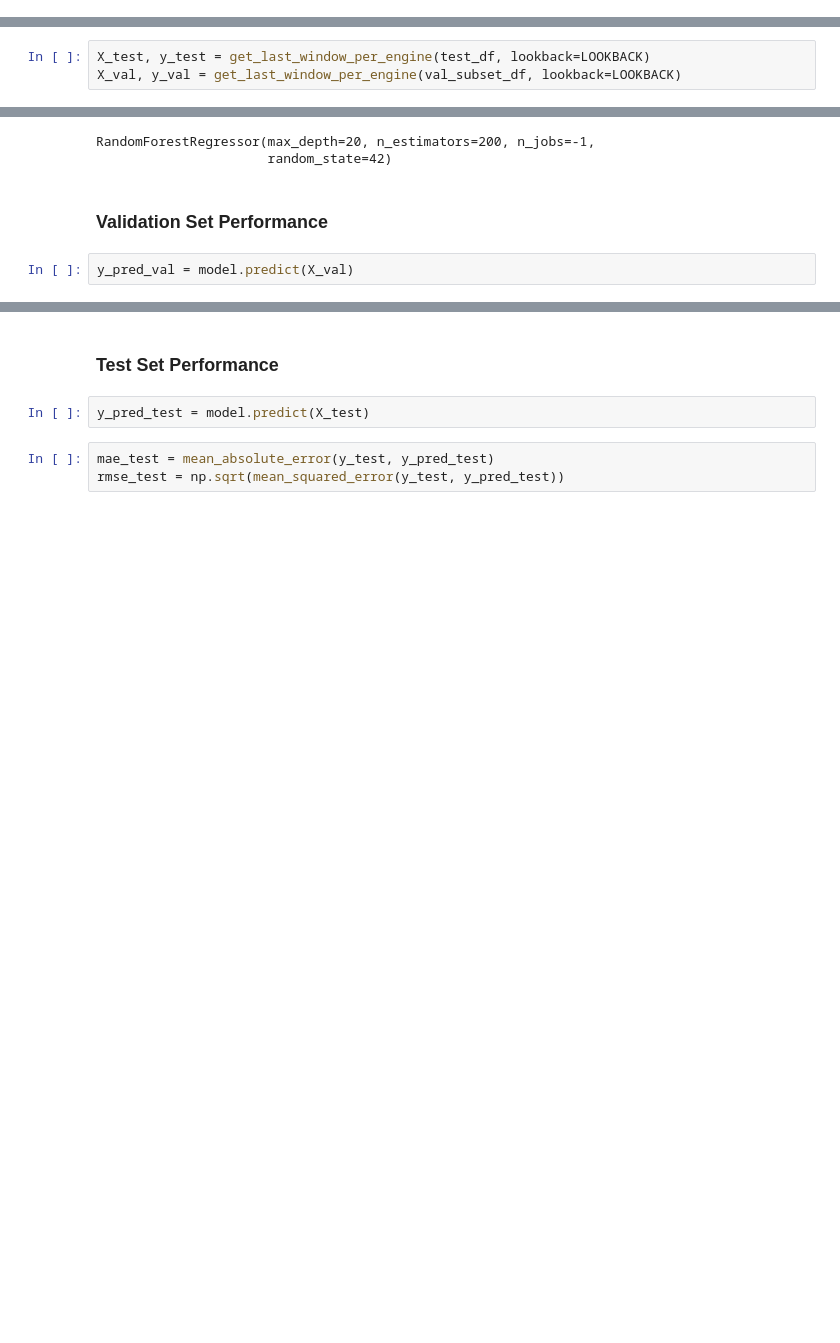
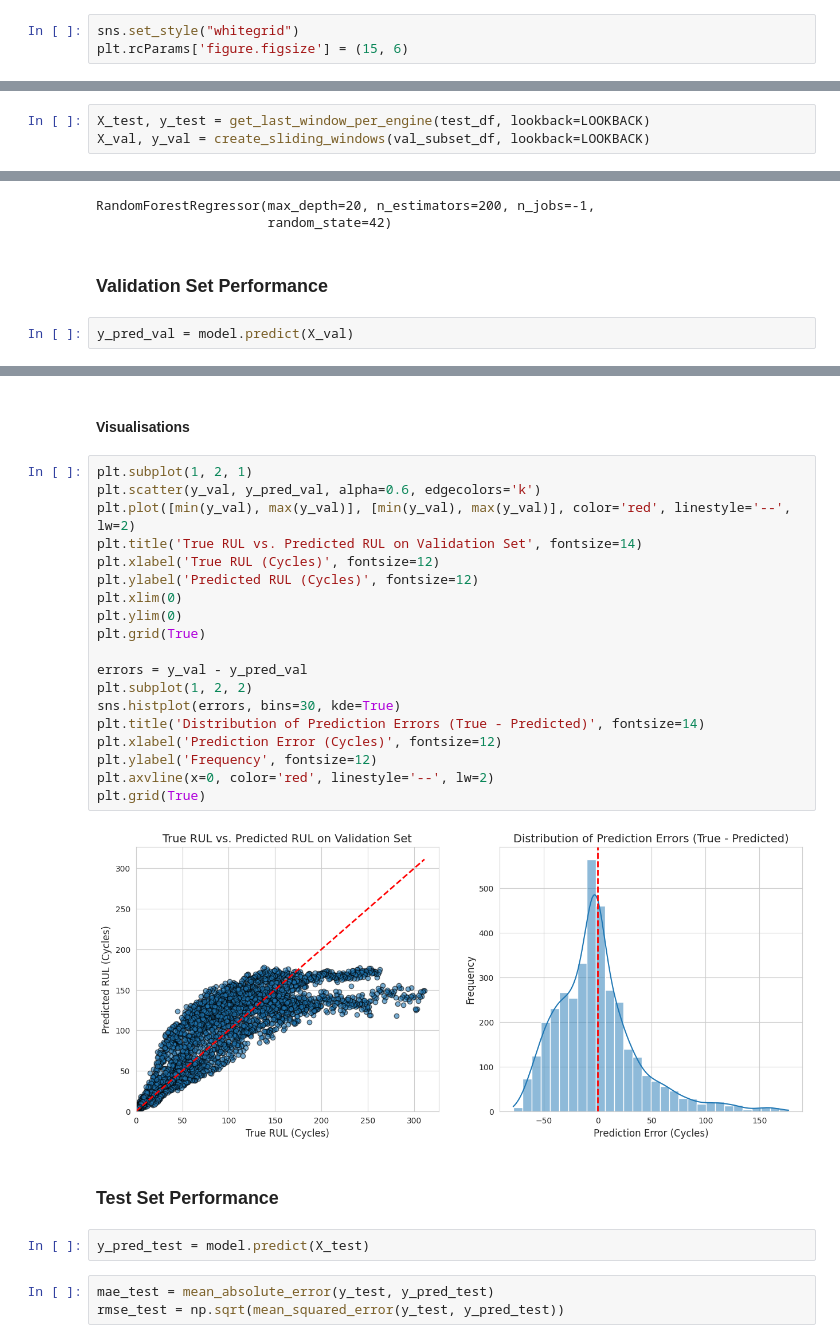
Before and after one commit to IVIOIST/rul-prediction, a Jupyter notebook: randomforest.ipynb, the cells around one changed output, grey strips where cells are left out. Cells and saved outputs as stored; diff of their text form; blank space fills up the shorter version.

```diff
--- a/randomforest.ipynb
+++ b/randomforest.ipynb
@@ -6,6 +6,9 @@ from sklearn.metrics import mean_absolute_error, mean_squared_error
 from matplotlib import pyplot as plt
 import seaborn as sns
 import math
+# %%
+sns.set_style("whitegrid")
+plt.rcParams['figure.figsize'] = (15, 6)
 # %%
 train_df = pd.read_csv('data/processed/train_FD001_processed.csv')
 test_df = pd.read_csv('data/processed/test_FD001_processed.csv')
@@ -62,7 +65,7 @@ def get_last_window_per_engine(df, lookback=30):
     return np.array(X_test), np.array(y_test)
 # %%
 X_test, y_test = get_last_window_per_engine(test_df, lookback=LOOKBACK)
-X_val, y_val = get_last_window_per_engine(val_subset_df, lookback=LOOKBACK)
+X_val, y_val = create_sliding_windows(val_subset_df, lookback=LOOKBACK)
 # %%
 model = RandomForestRegressor(
     n_estimators=200,
@@ -111,3 +114,26 @@ Engine 020 => True RUL = 0.0, Predicted = 3.1
+# %% [markdown]
+#### Visualisations
+# %%
+plt.subplot(1, 2, 1)
+plt.scatter(y_val, y_pred_val, alpha=0.6, edgecolors='k')
+plt.plot([min(y_val), max(y_val)], [min(y_val), max(y_val)], color='red', linestyle='--', lw=2)
+plt.title('True RUL vs. Predicted RUL on Validation Set', fontsize=14)
+plt.xlabel('True RUL (Cycles)', fontsize=12)
+plt.ylabel('Predicted RUL (Cycles)', fontsize=12)
+plt.xlim(0)
+plt.ylim(0)
+plt.grid(True)
+
+errors = y_val - y_pred_val
+plt.subplot(1, 2, 2)
+sns.histplot(errors, bins=30, kde=True)
+plt.title('Distribution of Prediction Errors (True - Predicted)', fontsize=14)
+plt.xlabel('Prediction Error (Cycles)', fontsize=12)
+plt.ylabel('Frequency', fontsize=12)
+plt.axvline(x=0, color='red', linestyle='--', lw=2)
+plt.grid(True)
+# %% [output]
+[figure, added]
 # %% [markdown]
 ### Test Set Performance
 # %%
```
Also changed, not shown: parts of 1 cell of this notebook, 2 other files.
